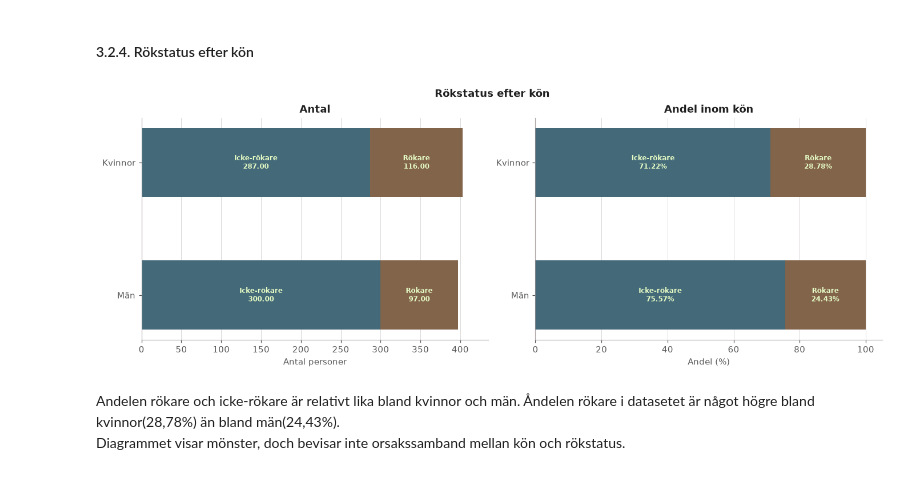
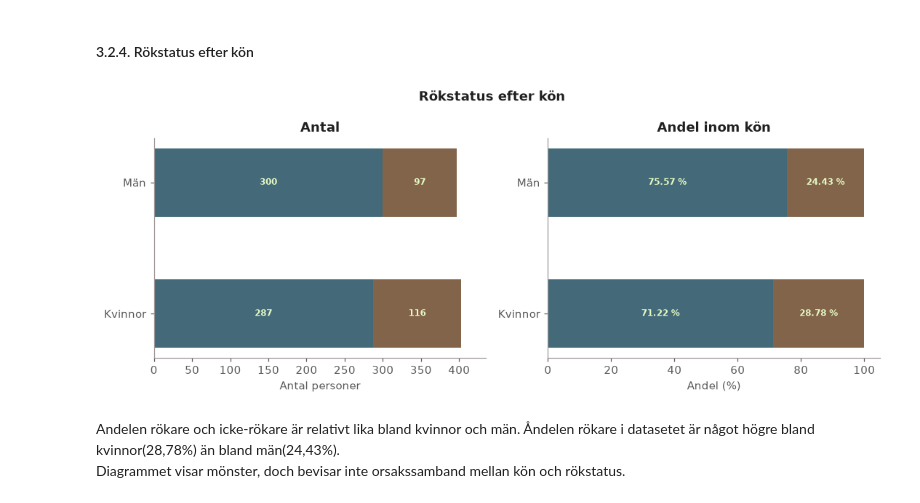
Before and after one commit to Yttak82/health_analysis, a Jupyter notebook: notebooks/analysis.ipynb, the cells around one changed output. Saved outputs shown, nothing was run; the diff lists cells and outputs as text; code cells hidden in the pictures.

```diff
--- a/notebooks/analysis.ipynb
+++ b/notebooks/analysis.ipynb
@@ -22,3 +13,17 @@ c:\Users\kataz\Desktop\skola\health_analysis
+# %%
+import sys
+from pathlib import Path
+
+current = Path.cwd()
+
+if (current / "src").exists():
+    project_root = current
+elif (current.parent / "src").exists():
+    project_root = current.parent
+else:
+    raise FileNotFoundError("src hittades inte")
+
+sys.path.insert(0, str(project_root))
 # %%
 
 import matplotlib.pyplot as plt
@@ -30,8 +43,6 @@ from src.analyzer import HealthAnalyzer
 ### 1.2. Datainläsning
 # %%
 
-df = pd.read_csv("data/health_study_dataset.csv")
+df = pd.read_csv(project_root / "data" / "health_study_dataset.csv")
+
 analyzer = HealthAnalyzer(df)
-
-age_stats = analyzer.summary("age")
-age_stats
@@ -343,37 +331,22 @@ Av totalt 800 personer är 587(73,38%) icke-rökare och 213(26,62%) rökare. Rö
 # %% [markdown]
 #### 3.2.4. Rökstatus efter kön
 # %%
-fig_smoking_sex, axes_smoking_sex = plt.subplots(
-    1, 2, figsize=(12.5, 4.5), layout="constrained"
+fig_smoking_sex, axes_smoking_sex = plt.subplots(1, 2, figsize=(10, 4), layout="tight")
+
+plot_smoking_by_sex(
+    axes=axes_smoking_sex,
+    smoking_counts=smoking_counts,
+    smoking_perc=smoking_perc,
+    sex_column=SEX_COLUMN,
+    smoker_column=SMOKER_COLUMN,
+    smoking_colors=SMOKING_COLORS,
+    colors=COLORS,
 )
-sex_names = ["Kvinnor", "Män"]
-sex_positions = np.arange(len(SEX_COLUMN))
-for axis, table, subtitle, xlabel, is_percent in [
-    (axes_smoking_sex[0], smoking_counts, "Antal", "Antal personer", False),
-    (axes_smoking_sex[1], smoking_perc, "Andel inom kön", "Andel (%)", True),
-]:
-    left = np.zeros(len(SEX_COLUMN))
-    for status in SMOKER_COLUMN:
-        widths = table[status].to_numpy()
-        bars = axis.barh(sex_positions, widths, left=left, height=0.52,
-                         label=smoking_labels[status], color=SMOKING_COLORS[status])
-        for bar, value in zip(bars, widths):
-            axis.text(bar.get_x() + bar.get_width() / 2,
-                          bar.get_y() + bar.get_height() / 2,
-                          (f"{smoking_labels[status]}\n{value:.2f}%" if is_percent
-                           else f"{smoking_labels[status]}\n{value:.2f}"),
-                          ha="center", va="center", color=COLORS["text"], fontweight="bold", fontsize=8)
-        left += widths
-    axis.set_yticks(sex_positions, sex_names)
-    axis.invert_yaxis()
-    axis.set(title=subtitle, xlabel=xlabel)
-    axis.set_xlim(0, 105 if is_percent else float(table.sum(axis=1).max()) * 1.08)
-    style_axis(axis, grid_axis="x")
 
 fig_smoking_sex.suptitle("Rökstatus efter kön", fontweight="bold")
 plt.show()
 # %% [output]
-[figure, old version]
+[figure, new version]
 # %% [markdown]
 Andelen rökare och icke-rökare är relativt lika bland kvinnor och män. Åndelen rökare i datasetet är något högre bland kvinnor(28,78%) än bland män(24,43%).
 Diagrammet visar mönster, doch bevisar inte orsakssamband mellan kön och rökstatus.
```
Also changed, not shown: parts of 66 cells of this notebook, 6 other files.
